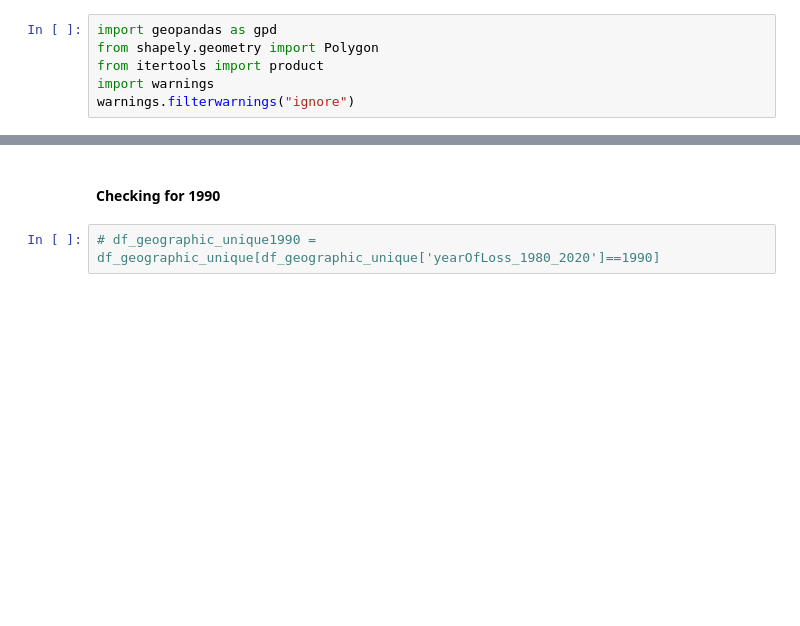
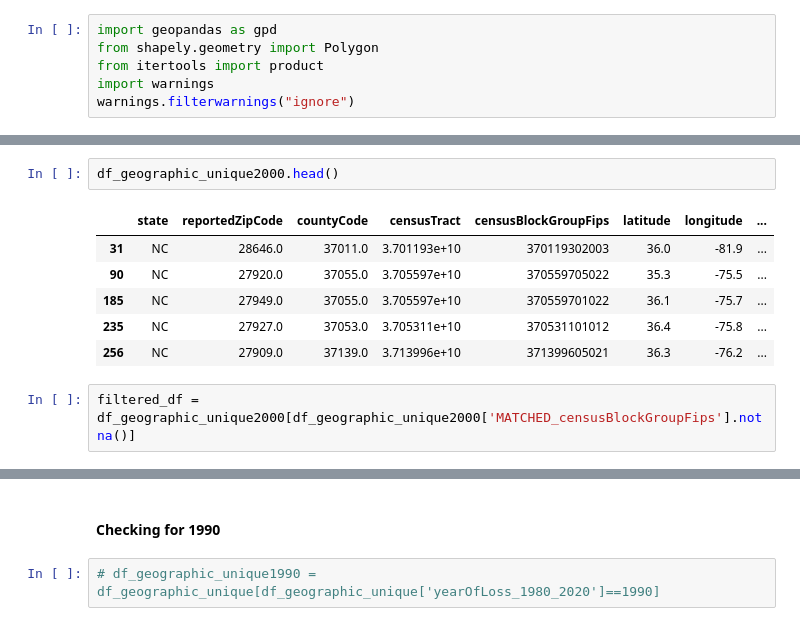
Before and after one commit to LayanKaushik/FloodClaimGeospatialImprovements, a Jupyter notebook: Code/Checking_BG_mapping_for_1990_2000.ipynb, the cells around one changed output, grey strips where cells are left out. Saved outputs shown, nothing was run; the diff lists cells and outputs as text; blank space fills up the shorter version.

```diff
--- a/Code/Checking_BG_mapping_for_1990_2000.ipynb
+++ b/Code/Checking_BG_mapping_for_1990_2000.ipynb
@@ -135,0 +171,11 @@ new_unit_df2000
+# %%
+df_geographic_unique2000.head()
+# %% [output]
+|  | state | reportedZipCode | countyCode | censusTract | censusBlockGroupFips | latitude | longitude | ... |
+| 31 | NC | 28646.0 | 37011.0 | 3.701193e+10 | 370119302003 | 36.0 | -81.9 | ... |
+| 90 | NC | 27920.0 | 37055.0 | 3.705597e+10 | 370559705022 | 35.3 | -75.5 | ... |
+| 185 | NC | 27949.0 | 37055.0 | 3.705597e+10 | 370559701022 | 36.1 | -75.7 | ... |
+| 235 | NC | 27927.0 | 37053.0 | 3.705311e+10 | 370531101012 | 36.4 | -75.8 | ... |
+| 256 | NC | 27909.0 | 37139.0 | 3.713996e+10 | 371399605021 | 36.3 | -76.2 | ... |
+# %%
+filtered_df = df_geographic_unique2000[df_geographic_unique2000['MATCHED_censusBlockGroupFips'].notna()]
```
Also changed, not shown: parts of 11 cells of this notebook.
